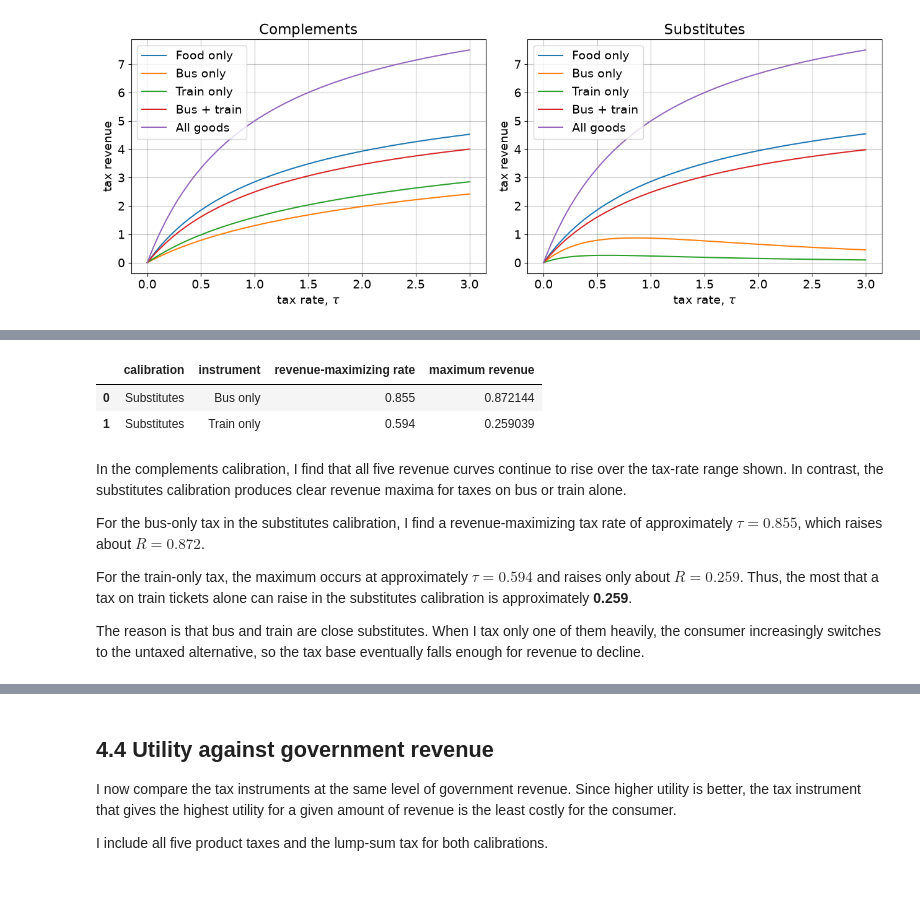
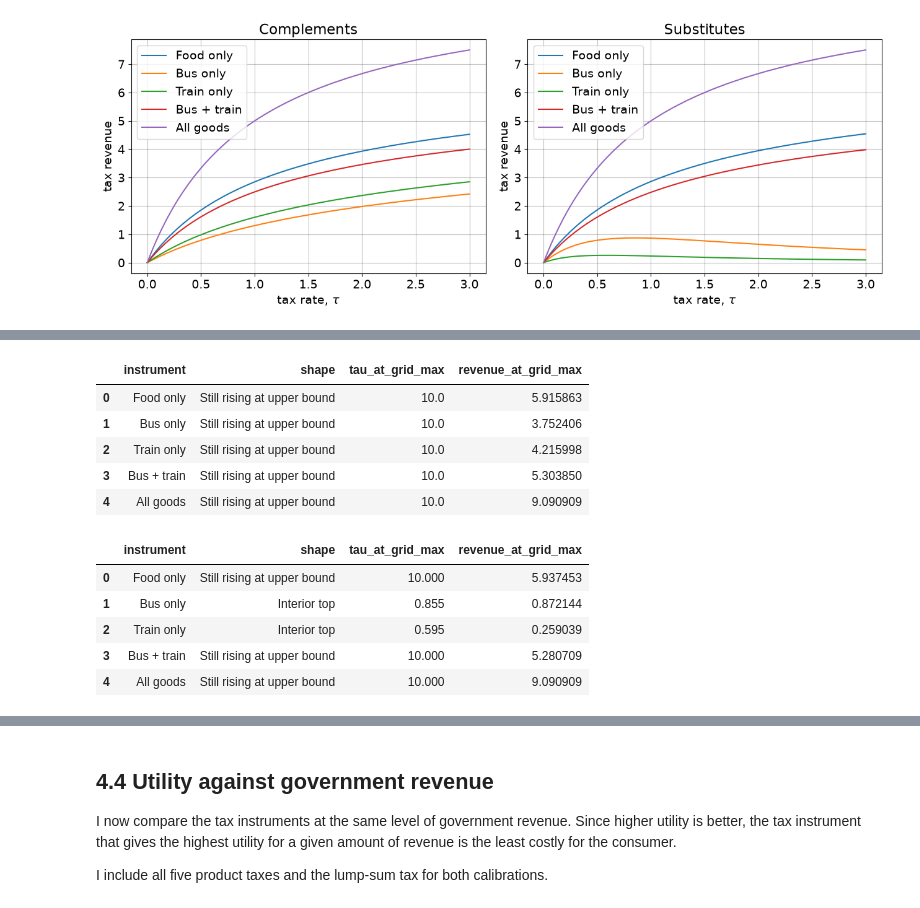
Before and after one commit to OttoBengtson/programming-for-economists, a Jupyter notebook: 02_modelproject/ModelProject.ipynb, the cells around one changed output, grey strips where cells are left out. Drawn from its saved outputs; the diff is of its cells as text; code cells hidden in the pictures.

```diff
--- a/02_modelproject/ModelProject.ipynb
+++ b/02_modelproject/ModelProject.ipynb
@@ -1761,54 +1697,0 @@ curve_classification_substitutes.round(6)
-# %%
-# a. I create a fresh substitutes government model
-government_substitutes_max = GovernmentClass(
-    par={'sigma_B': 3.0}
-)
-
-
-# b. I find the maximum revenue from taxing bus trips alone
-tau_bus_max,R_bus_max = government_substitutes_max.max_revenue(
-    goods=(2,),
-    tau_max=3.0,
-    N=1001
-)
-
-
-# c. I find the maximum revenue from taxing train trips alone
-tau_train_max,R_train_max = government_substitutes_max.max_revenue(
-    goods=(3,),
-    tau_max=3.0,
-    N=1001
-)
-
-
-# d. I collect the two maxima in a table
-maximum_revenue_table = pd.DataFrame([
-    {
-        'calibration': 'Substitutes',
-        'instrument': 'Bus only',
-        'revenue-maximizing rate': tau_bus_max,
-        'maximum revenue': R_bus_max
-    },
-    {
-        'calibration': 'Substitutes',
-        'instrument': 'Train only',
-        'revenue-maximizing rate': tau_train_max,
-        'maximum revenue': R_train_max
-    }
-])
-
-
-# e. I display the results
-maximum_revenue_table.round(6)
-# %% [output]
-|  | calibration | instrument | revenue-maximizing rate | maximum revenue |
-| 0 | Substitutes | Bus only | 0.855 | 0.872144 |
-| 1 | Substitutes | Train only | 0.594 | 0.259039 |
-# %% [markdown]
-In the complements calibration, I find that all five revenue curves continue to rise over the tax-rate range shown. In contrast, the substitutes calibration produces clear revenue maxima for taxes on bus or train alone.
-
-For the bus-only tax in the substitutes calibration, I find a revenue-maximizing tax rate of approximately $\tau=0.855$, which raises about $R=0.872$.
-
-For the train-only tax, the maximum occurs at approximately $\tau=0.594$ and raises only about $R=0.259$. Thus, the most that a tax on train tickets alone can raise in the substitutes calibration is approximately **0.259**.
-
-The reason is that bus and train are close substitutes. When I tax only one of them heavily, the consumer increasingly switches to the untaxed alternative, so the tax base eventually falls enough for revenue to decline.
@@ -1814,0 +1765,20 @@ The reason is that bus and train are close substitutes. When I tax only one of t
+# %%
+# I display the revenue-curve classification for the complements calibration
+revenue_shapes_complements.round(6)
+# %% [output]
+|  | instrument | shape | tau_at_grid_max | revenue_at_grid_max |
+| 0 | Food only | Still rising at upper bound | 10.0 | 5.915863 |
+| 1 | Bus only | Still rising at upper bound | 10.0 | 3.752406 |
+| 2 | Train only | Still rising at upper bound | 10.0 | 4.215998 |
+| 3 | Bus + train | Still rising at upper bound | 10.0 | 5.303850 |
+| 4 | All goods | Still rising at upper bound | 10.0 | 9.090909 |
+# %%
+# I display the revenue-curve classification for the substitutes calibration
+revenue_shapes_substitutes.round(6)
+# %% [output]
+|  | instrument | shape | tau_at_grid_max | revenue_at_grid_max |
+| 0 | Food only | Still rising at upper bound | 10.000 | 5.937453 |
+| 1 | Bus only | Interior top | 0.855 | 0.872144 |
+| 2 | Train only | Interior top | 0.595 | 0.259039 |
+| 3 | Bus + train | Still rising at upper bound | 10.000 | 5.280709 |
+| 4 | All goods | Still rising at upper bound | 10.000 | 9.090909 |
```
Also changed, not shown: parts of 17 cells of this notebook.
